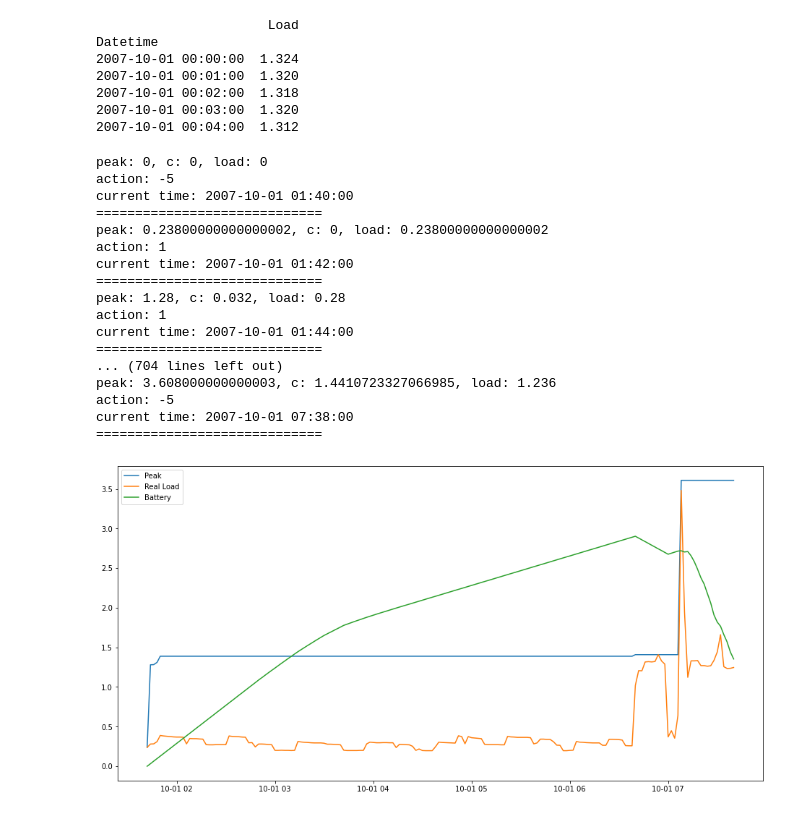
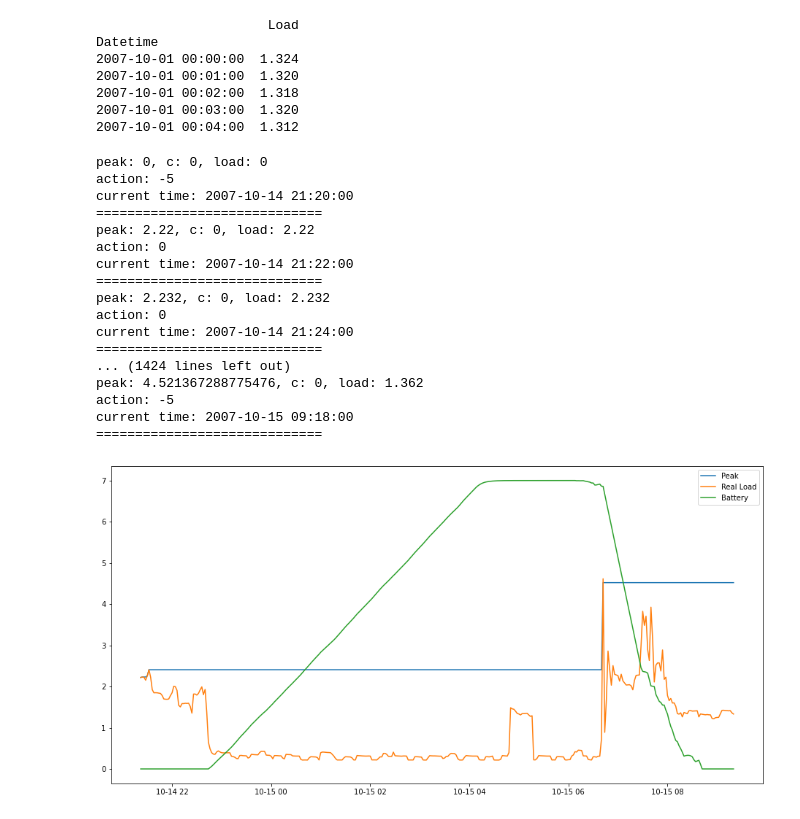
Before and after one commit to smoggy-P/Dynamic_Programming_Project, a Jupyter notebook: test_pytorch_v1.ipynb, the cells around one changed output. Drawn from its saved outputs; the diff is of its cells as text; code cells hidden in the pictures.

Commit message:
get action table v1

```diff
--- a/test_pytorch_v1.ipynb
+++ b/test_pytorch_v1.ipynb
@@ -10,8 +10,8 @@ from tqdm import tqdm
 warnings.filterwarnings('ignore')
 np.random.seed(0)
 
-c_resolution = 1 #unit: kW
-p_resolation = 1 #unit: kW
+c_resolution = 0.2 #unit: kW
+p_resolation = 0.5 #unit: kW
 l_resolution = 0.5 #unit: kW
 u_resolution = 1 # TODO
 dt = 1/30 # hour
@@ -115,8 +115,8 @@ plant = Plant(dt=dt)
 estimator = Estimator()
 
 for l_idx, l in enumerate(l_dis):
-    # l_hat = estimator.estimate(l)
-    l_hat = l
+    l_hat = estimator.estimate(l)
+    # l_hat = l
     l_hats = np.random.normal(loc=l_hat, scale=std, size=n_sample)
     for p_idx, p in enumerate(tqdm(p_dis)):
         for c_idx, c in enumerate(c_dis):
@@ -175,7 +175,6 @@ import pickle
 device = torch.device('cuda' if torch.cuda.is_available() else 'cpu')
 
 P_trans_tensor = torch.sparse_coo_tensor(indices=list(zip(*P_trans.keys())), values=list(P_trans.values()), size=(n, u_dis.shape[0], n), device=device, dtype=torch.float)
-T  = 180
 J = torch.tensor([get_pcl(i)[0] for i in range(n)], device=device).float()
 Actions = torch.zeros(size=(T, n), device=device)
 
@@ -233,7 +232,7 @@ import datetime
 
 simu_time = T * dt # hour
 simu_step = T
-cur_time = df.index[100] #2007-10-01 00:00:00
+cur_time = df.index[20000] #2007-10-01 00:00:00
 
 peaks = []
 loads = []
@@ -260,41 +259,41 @@ for i in range(simu_step):
 
     real_load = df.loc[cur_time, 'Load']
     # p, c, l = env.step(u_dis[action_idx], real_load)
     p, c, l = env.step(u, real_load)
     if p == p_pre:
         pass
 
     p_pre = p
 
     cur_time += datetime.timedelta(hours=dt)
     times.append(cur_time)
     # peaks.append(l + u_dis[action_idx])
     peaks.append(p)
     loads.append(l)
     batteries.append(c)
 
 fig, axs = plt.subplots(1, figsize=(16, 8))
 axs.plot(times, peaks, label='Peak')
 axs.plot(times, loads, label='Real Load')
 axs.plot(times, batteries, label='Battery')
 axs.legend()
 plt.show()
 # %% [output]
 peak: 0, c: 0, load: 0
 action: -5
-current time: 2007-10-01 01:40:00
+current time: 2007-10-14 21:20:00
 =============================
-peak: 0.23800000000000002, c: 0, load: 0.23800000000000002
-action: 1
-current time: 2007-10-01 01:42:00
+peak: 2.22, c: 0, load: 2.22
+action: 0
+current time: 2007-10-14 21:22:00
 =============================
-peak: 1.28, c: 0.032, load: 0.28
-action: 1
-current time: 2007-10-01 01:44:00
+peak: 2.232, c: 0, load: 2.232
+action: 0
+current time: 2007-10-14 21:24:00
 =============================
-... (704 lines left out)
-peak: 3.608000000000003, c: 1.4410723327066985, load: 1.236
+... (1424 lines left out)
+peak: 4.521367288775476, c: 0, load: 1.362
 action: -5
-current time: 2007-10-01 07:38:00
+current time: 2007-10-15 09:18:00
 =============================
-[figure, old version]
+[figure, new version]
```
Also changed, not shown: parts of 3 cells of this notebook, 1 other file.
